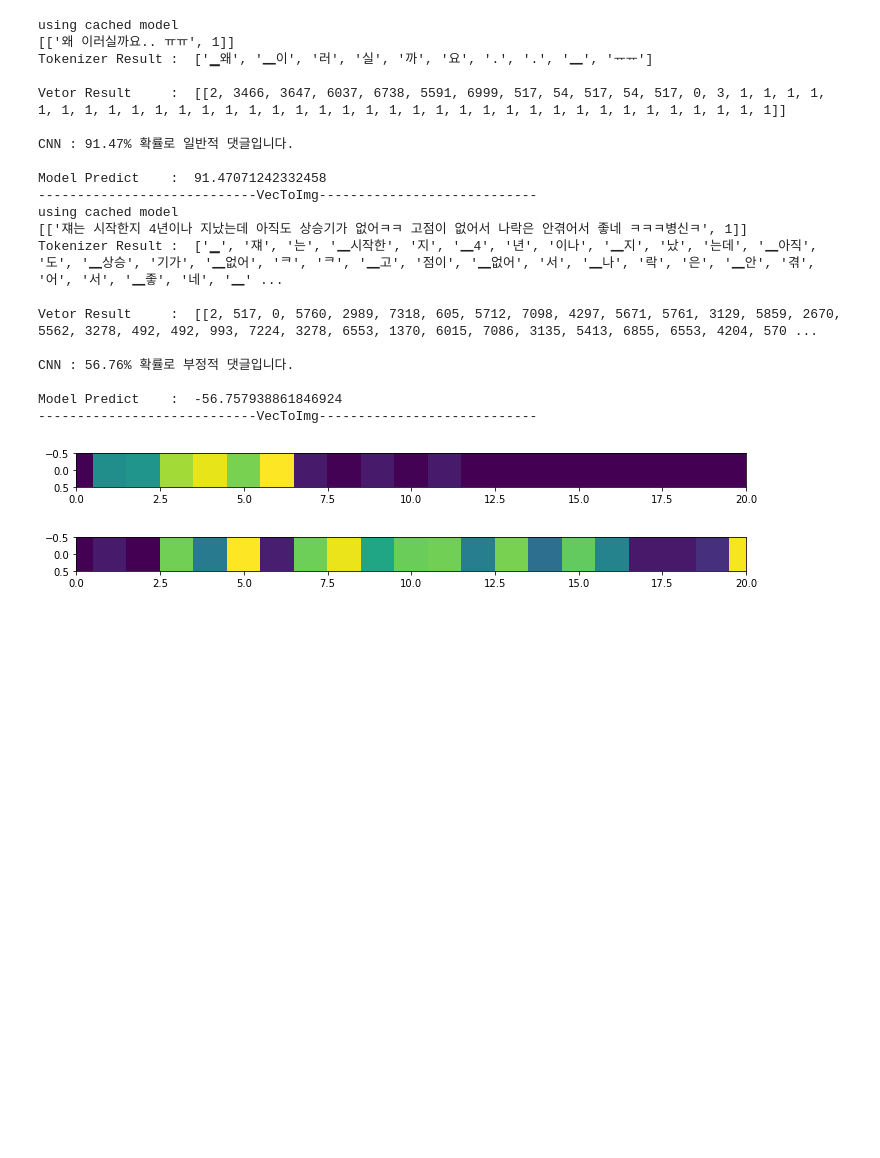
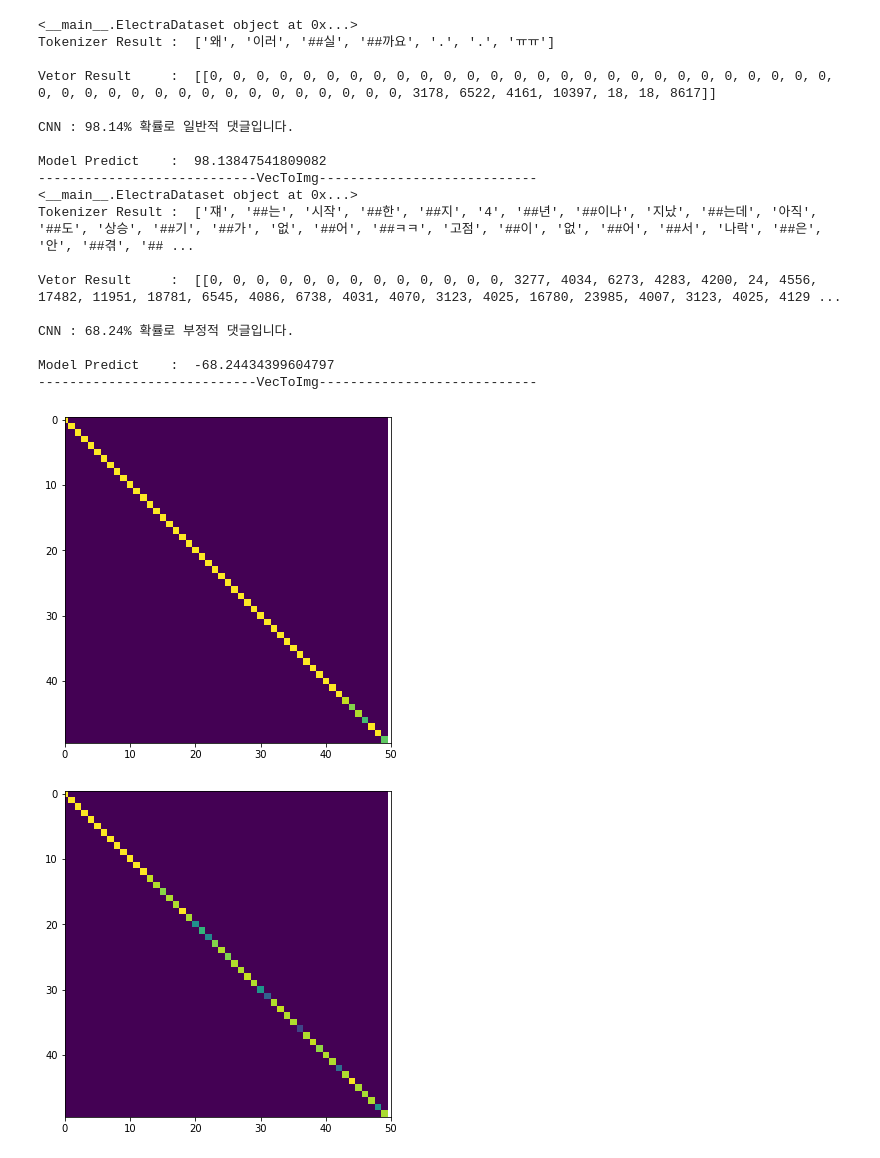
Before and after one commit to onejuice98/Language-Purifier, a Jupyter notebook: CNN_keras.ipynb, the cells around one changed output. Drawn from its saved outputs; the diff is of its cells as text; code cells hidden in the pictures; blank space fills up the shorter version.

```diff
--- a/CNN_keras.ipynb
+++ b/CNN_keras.ipynb
@@ -109,5 +99,5 @@ Epoch 00005: val_acc did not improve from 0.89350
 # %%
-model.save('/Users/waterpurifier/CNN.h5')
-loaded_model_CNN = load_model('/Users/waterpurifier/CNN.h5')
+model.save('/Users/waterpurifier/CNN2.h5')
+loaded_model_CNN = load_model('/Users/waterpurifier/CNN2.h5')
 print('\n 테스트 정확도 : %.4f' %(loaded_model_CNN.evaluate(data_test.sentences, data_test.labels)[1]))
 # %% [output]
@@ -126,40 +116,40 @@ plt.show()
 # %%
+import re
+import sys
+import os
+from soynlp.normalizer import repeat_normalize
+
+
 class ModelToSentence:
     def __init__(self, new_sentence):
-        self.DataFormat = []
-        Data = []
-        Data.append(new_sentence)
-        Data.append(1)
-        self.DataFormat.append(Data)
-        token_path = get_tokenizer()
-        sp = SentencepieceTokenizer(token_path)
-        self.sentenceToken = sp(self.DataFormat[0][0])
+        preparedSentence = re.sub('[^ ^0-9ㄱ-ㅣ가-힣]+','', new_sentence)
+        preparedSentence = [repeat_normalize(new_sentence, num_repeats = 2)]
+        self.Data = ElectraDataset(preparedSentence, [1], 50)
+        self.sentenceToken = tokenizer.tokenize(preparedSentence[0])
 
     def getSentence(self):
-        return self.DataFormat
+        return self.Data
 
     def getTokenizer(self):
         return self.sentenceToken
 
     def getVector(self):
-        self.sentence = BERTDataset(self.DataFormat, 0,1, tok, max_len, True, False)
-        return self.sentence.sentences
+        return self.Data.sentences
 
     def stshow(self):
         count = 0
-        Sentence_struct = np.zeros([1, max_len])
-        for i in range(len(self.sentence.sentences[0])):
-            value = self.sentence.sentences[0][i] / 2 + 0.5
-            Sentence_struct[0][i] = value
+        Sentence_struct = np.zeros([max_len, max_len])
+        for i in range(len(self.Data.sentences[0])):
+            value = (35000-self.Data.sentences[0][i])/ 35000 * 100
+            Sentence_struct[i][i] = value
 
         plt.rcParams['figure.figsize'] = (12, 6)
         # 20개만 짤랐음
-        plt.xlim(0,20)
+        plt.xlim(0,50)
         plt.imshow(Sentence_struct)
 
     def sentiment_predict(self):
-        sentence = BERTDataset(self.DataFormat, 0,1, tok, max_len, True, False)
-        score = float(loaded_model_CNN.predict(sentence.sentences))
+        score = float(loaded_model_CNN.predict(self.Data.sentences))
         if(score > 0.5):
             print("CNN : {:.2f}% 확률로 부정적 댓글입니다.\n".format(score * 100))
             return format(score * 100* (-1))
@@ -167,43 +157,41 @@ class ModelToSentence:
             print("CNN : {:.2f}% 확률로 일반적 댓글입니다.\n".format((1 - score) * 100))
             return format((1-score)*100)
 # %%
-TempText = ModelToSentence('왜 이러실까요.. ㅠㅠ')
+TempText = ModelToSentence('왜 이러실까요.. ㅠㅠㅠㅠㅠㅠ')
 print(TempText.getSentence())
 print("Tokenizer Result : " , TempText.getTokenizer() , "\n")
 print("Vetor Result     : ", TempText.getVector(), "\n") # 1 -> PADDING
 print("Model Predict    : ", TempText.sentiment_predict())
 print("----------------------------VecToImg----------------------------")
 plt.figure(1)
 TempText.stshow()
 
-TempText = ModelToSentence('쟤는 시작한지 4년이나 지났는데 아직도 상승기가 없어ㅋㅋ 고점이 없어서 나락은 안겪어서 좋네 ㅋㅋㅋ병신ㅋ')
+TempText = ModelToSentence('쟤는 시작한지 4년이나 지났는데 아직도 상승기가 없어ㅋㅋ 고점이 없어서 나락은 안겪어서 뒤져라')
 print(TempText.getSentence())
 print("Tokenizer Result : " , TempText.getTokenizer() , "\n")
 print("Vetor Result     : ", TempText.getVector(), "\n") # 1 -> PADDING
 print("Model Predict    : ", TempText.sentiment_predict())
 print("----------------------------VecToImg----------------------------")
 plt.figure(2)
 TempText.stshow()
 # %% [output]
-using cached model
-[['왜 이러실까요.. ㅠㅠ', 1]]
-Tokenizer Result :  ['▁왜', '▁이', '러', '실', '까', '요', '.', '.', '▁', 'ᅲᅲ']
+<__main__.ElectraDataset object at 0x...>
+Tokenizer Result :  ['왜', '이러', '##실', '##까요', '.', '.', 'ㅠㅠ']
 
-Vetor Result     :  [[2, 3466, 3647, 6037, 6738, 5591, 6999, 517, 54, 517, 54, 517, 0, 3, 1, 1, 1, 1, 1, 1, 1, 1, 1, 1, 1, 1, 1, 1, 1, 1, 1, 1, 1, 1, 1, 1, 1, 1, 1, 1, 1, 1, 1, 1, 1, 1, 1, 1, 1, 1]]
+Vetor Result     :  [[0, 0, 0, 0, 0, 0, 0, 0, 0, 0, 0, 0, 0, 0, 0, 0, 0, 0, 0, 0, 0, 0, 0, 0, 0, 0, 0, 0, 0, 0, 0, 0, 0, 0, 0, 0, 0, 0, 0, 0, 0, 0, 0, 3178, 6522, 4161, 10397, 18, 18, 8617]]
 
-CNN : 91.47% 확률로 일반적 댓글입니다.
+CNN : 98.14% 확률로 일반적 댓글입니다.
 
-Model Predict    :  91.47071242332458
+Model Predict    :  98.13847541809082
 ----------------------------VecToImg----------------------------
-using cached model
-[['쟤는 시작한지 4년이나 지났는데 아직도 상승기가 없어ㅋㅋ 고점이 없어서 나락은 안겪어서 좋네 ㅋㅋㅋ병신ㅋ', 1]]
-Tokenizer Result :  ['▁', '쟤', '는', '▁시작한', '지', '▁4', '년', '이나', '▁지', '났', '는데', '▁아직', '도', '▁상승', '기가', '▁없어', 'ᄏ', 'ᄏ', '▁고', '점이', '▁없어', '서', '▁나', '락', '은', '▁안', '겪', '어', '서', '▁좋', '네', '▁' ...
+<__main__.ElectraDataset object at 0x...>
+Tokenizer Result :  ['쟤', '##는', '시작', '##한', '##지', '4', '##년', '##이나', '지났', '##는데', '아직', '##도', '상승', '##기', '##가', '없', '##어', '##ㅋㅋ', '고점', '##이', '없', '##어', '##서', '나락', '##은', '안', '##겪', '## ...
 
-Vetor Result     :  [[2, 517, 0, 5760, 2989, 7318, 605, 5712, 7098, 4297, 5671, 5761, 3129, 5859, 2670, 5562, 3278, 492, 492, 993, 7224, 3278, 6553, 1370, 6015, 7086, 3135, 5413, 6855, 6553, 4204, 570 ...
+Vetor Result     :  [[0, 0, 0, 0, 0, 0, 0, 0, 0, 0, 0, 0, 0, 3277, 4034, 6273, 4283, 4200, 24, 4556, 17482, 11951, 18781, 6545, 4086, 6738, 4031, 4070, 3123, 4025, 16780, 23985, 4007, 3123, 4025, 4129 ...
 
-CNN : 56.76% 확률로 부정적 댓글입니다.
+CNN : 68.24% 확률로 부정적 댓글입니다.
 
-Model Predict    :  -56.757938861846924
+Model Predict    :  -68.24434399604797
 ----------------------------VecToImg----------------------------
-[figure, old version]
+[figure, new version]
-[figure, old version]
+[figure, new version]
```
Also changed, not shown: parts of 7 cells of this notebook, 2 other files.
